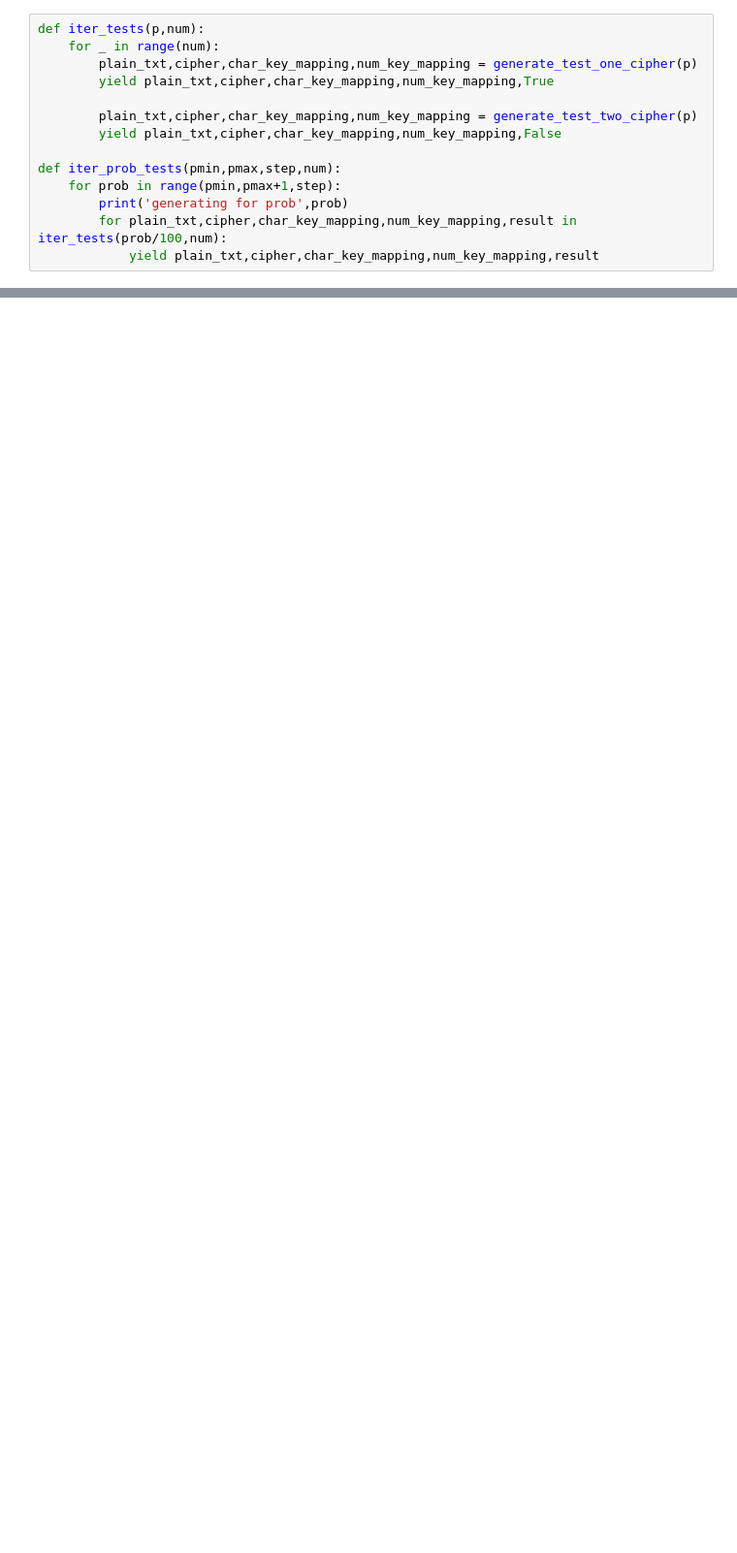
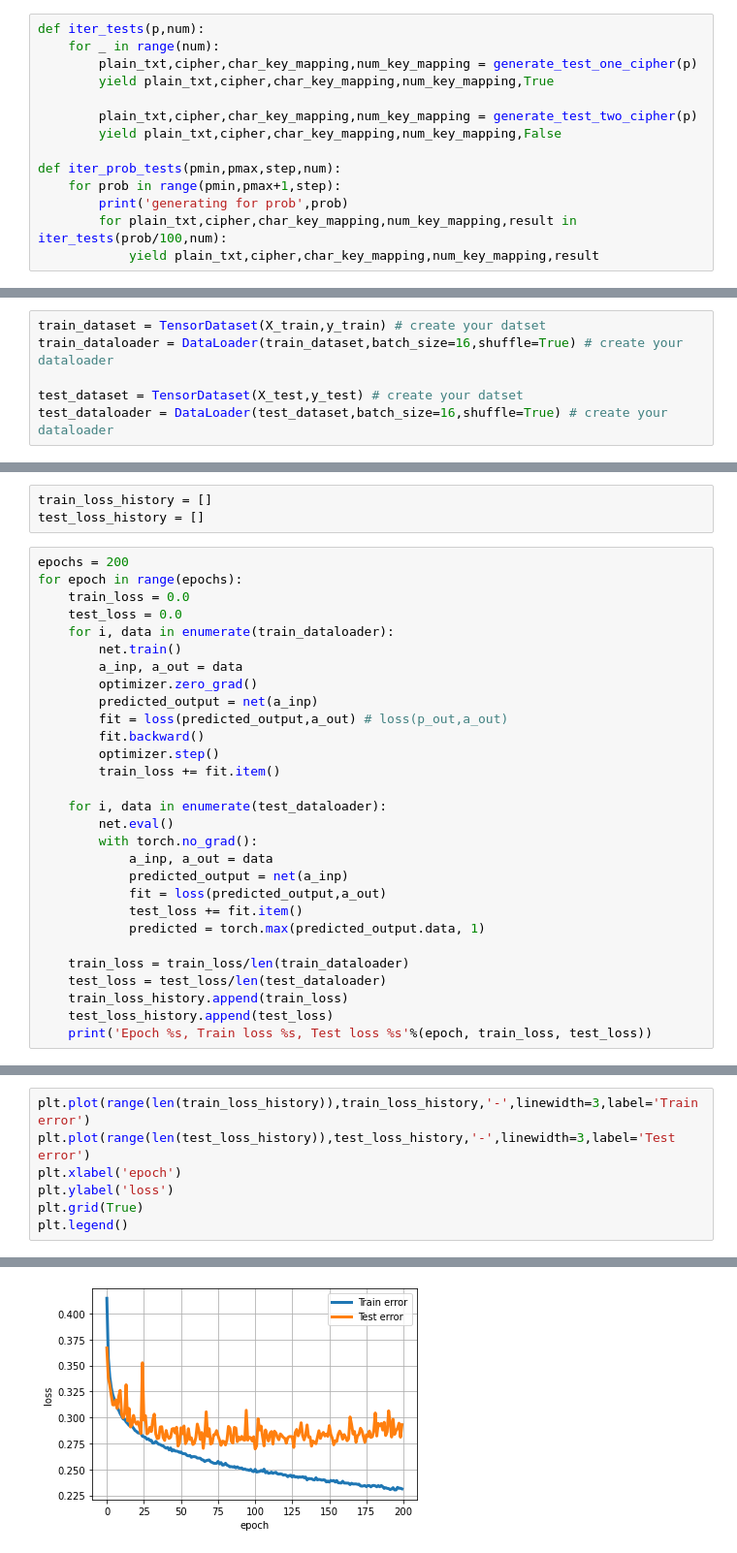
Before and after one commit to Aditya21196/applied-crypt-project1, a Jupyter notebook: ipython/ML Test Differentiation.ipynb, the cells around one changed output, grey strips where cells are left out. Shown at 97% size. Cells and saved outputs as stored; diff of their text form; blank space fills up the shorter version.

```diff
--- a/ipython/ML Test Differentiation.ipynb
+++ b/ipython/ML Test Differentiation.ipynb
@@ -272,0 +250,6 @@ Exception:
+# %%
+train_dataset = TensorDataset(X_train,y_train) # create your datset
+train_dataloader = DataLoader(train_dataset,batch_size=16,shuffle=True) # create your dataloader
+
+test_dataset = TensorDataset(X_test,y_test) # create your datset
+test_dataloader = DataLoader(test_dataset,batch_size=16,shuffle=True) # create your dataloader
@@ -272,0 +298,32 @@ Exception:
+# %%
+train_loss_history = []
+test_loss_history = []
+# %%
+epochs = 200
+for epoch in range(epochs):
+    train_loss = 0.0
+    test_loss = 0.0
+    for i, data in enumerate(train_dataloader):
+        net.train()
+        a_inp, a_out = data
+        optimizer.zero_grad()
+        predicted_output = net(a_inp)
+        fit = loss(predicted_output,a_out) # loss(p_out,a_out)
+        fit.backward()
+        optimizer.step()
+        train_loss += fit.item()
+
+    for i, data in enumerate(test_dataloader):
+        net.eval()
+        with torch.no_grad():
+            a_inp, a_out = data
+            predicted_output = net(a_inp)
+            fit = loss(predicted_output,a_out)
+            test_loss += fit.item()
+            predicted = torch.max(predicted_output.data, 1)
+
+    train_loss = train_loss/len(train_dataloader)
+    test_loss = test_loss/len(test_dataloader)
+    train_loss_history.append(train_loss)
+    test_loss_history.append(test_loss)
+    print('Epoch %s, Train loss %s, Test loss %s'%(epoch, train_loss, test_loss))
@@ -272,0 +348,8 @@ Exception:
+# %%
+plt.plot(range(len(train_loss_history)),train_loss_history,'-',linewidth=3,label='Train error')
+plt.plot(range(len(test_loss_history)),test_loss_history,'-',linewidth=3,label='Test error')
+plt.xlabel('epoch')
+plt.ylabel('loss')
+plt.grid(True)
+plt.legend()
+# %% [output]
@@ -272,0 +357 @@ Exception:
+[figure, added]
```
Also changed, not shown: parts of 22 cells of this notebook, 22 other files.
